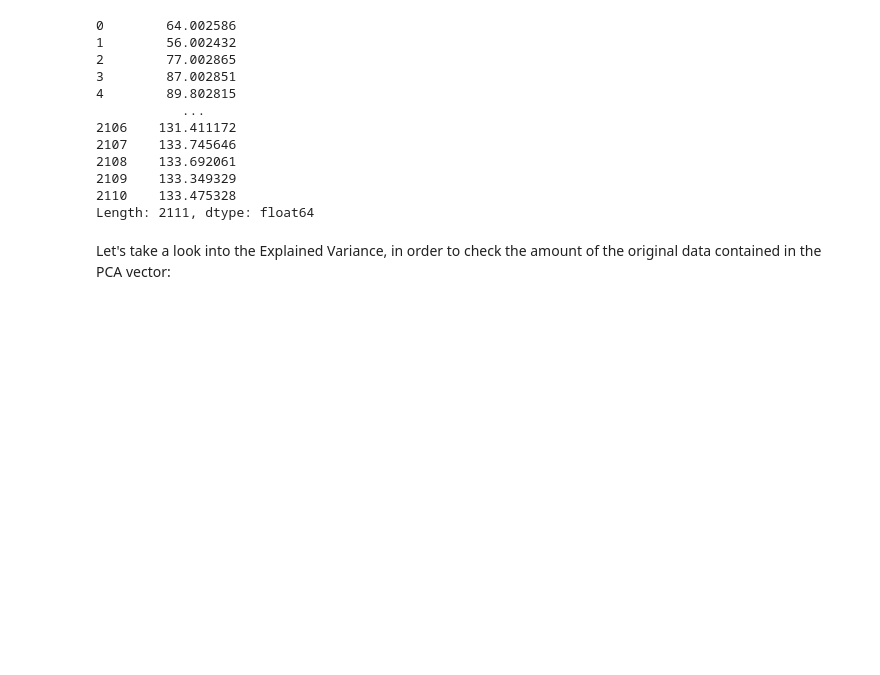
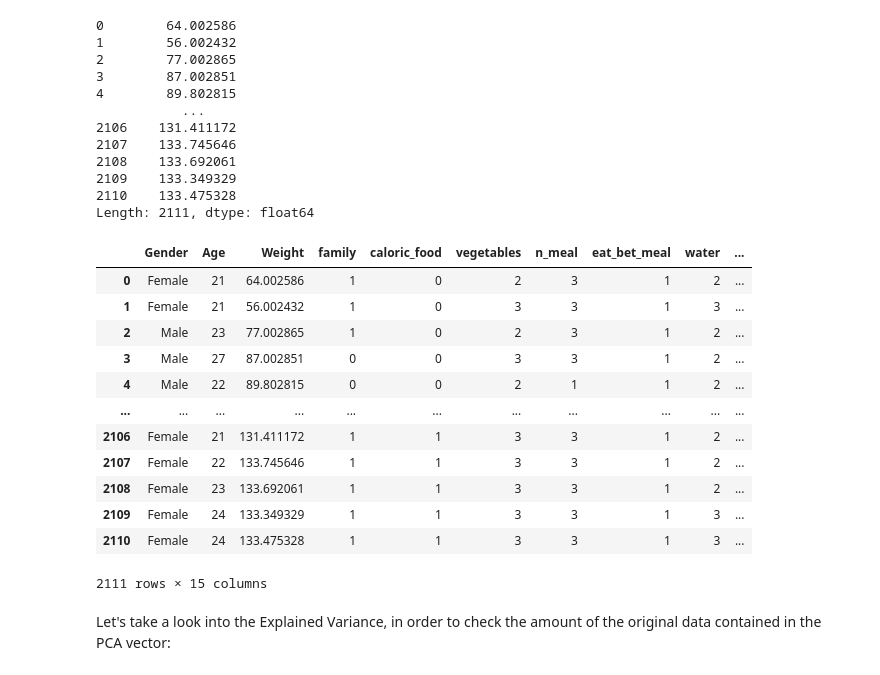
Before and after one commit to bmpeluzo/lab3, a Jupyter notebook: lab3/lab3.ipynb, the cells around one changed output. Cells and saved outputs as stored; diff of their text form; code cells hidden in the pictures; blank space fills up the shorter version.

```diff
--- a/lab3/lab3.ipynb
+++ b/lab3/lab3.ipynb
@@ -205,6 +207,24 @@ df.Weight*pca.components_[0,0]+df.Height*pca.components_[0,1]
 2109    133.349329
 2110    133.475328
 Length: 2111, dtype: float64
+# %%
+df.Weight=df.Weight*pca.components_[0,0]+df.Height*pca.components_[0,1]
+del df['Height']
+df
+# %% [output]
+|  | Gender | Age | Weight | family | caloric_food | vegetables | n_meal | eat_bet_meal | water | ... |
+| 0 | Female | 21 | 64.002586 | 1 | 0 | 2 | 3 | 1 | 2 | ... |
+| 1 | Female | 21 | 56.002432 | 1 | 0 | 3 | 3 | 1 | 3 | ... |
+| 2 | Male | 23 | 77.002865 | 1 | 0 | 2 | 3 | 1 | 2 | ... |
+| 3 | Male | 27 | 87.002851 | 0 | 0 | 3 | 3 | 1 | 2 | ... |
+| 4 | Male | 22 | 89.802815 | 0 | 0 | 2 | 1 | 1 | 2 | ... |
+| ... | ... | ... | ... | ... | ... | ... | ... | ... | ... | ... |
+| 2106 | Female | 21 | 131.411172 | 1 | 1 | 3 | 3 | 1 | 2 | ... |
+| 2107 | Female | 22 | 133.745646 | 1 | 1 | 3 | 3 | 1 | 2 | ... |
+| 2108 | Female | 23 | 133.692061 | 1 | 1 | 3 | 3 | 1 | 2 | ... |
+| 2109 | Female | 24 | 133.349329 | 1 | 1 | 3 | 3 | 1 | 3 | ... |
+| 2110 | Female | 24 | 133.475328 | 1 | 1 | 3 | 3 | 1 | 3 | ... |
+2111 rows × 15 columns
 # %% [markdown]
 Let's take a look into the Explained Variance, in order to check the amount of the original data contained in the PCA vector:
 # %%
```
Also changed, not shown: parts of 3 cells of this notebook.
